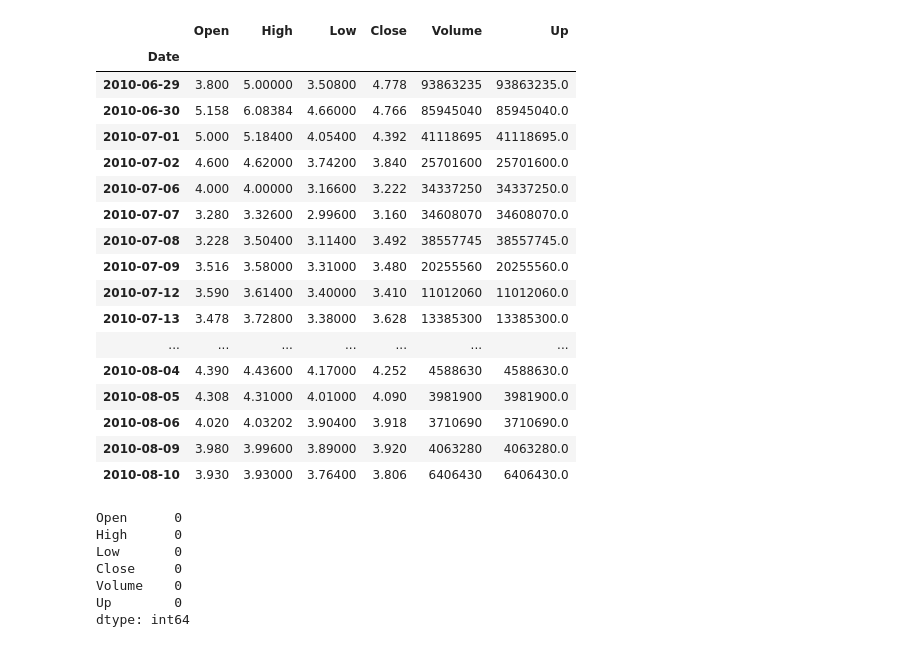
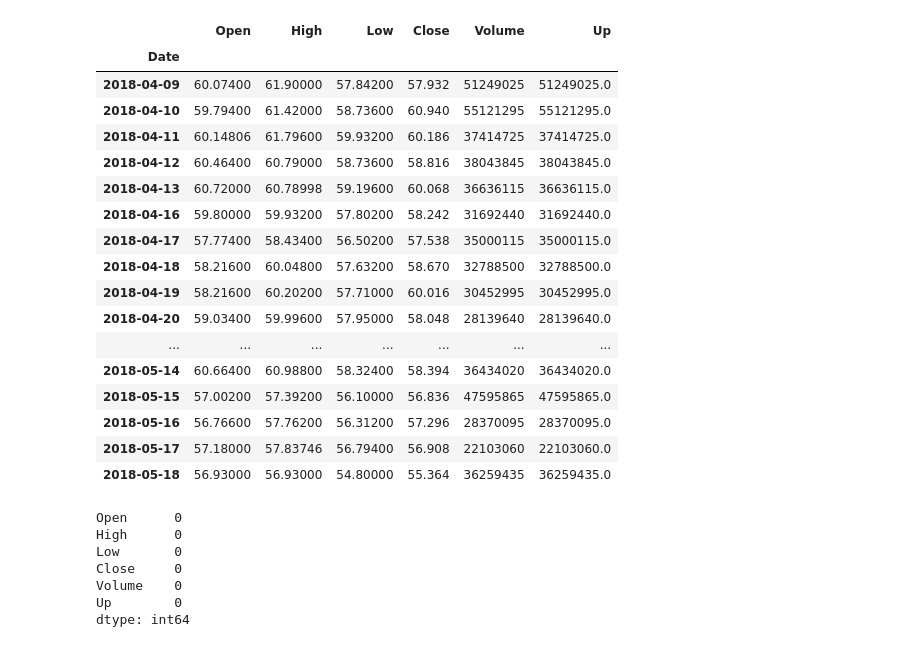
Before and after one commit to jgb161/Stock-Data-Analysis, a Jupyter notebook: TSLA_Analysis-Dana.ipynb, the cells around one changed output. Cells and saved outputs as stored; diff of their text form; code cells hidden in the pictures.

```diff
--- a/TSLA_Analysis-Dana.ipynb
+++ b/TSLA_Analysis-Dana.ipynb
@@ -20,27 +20,28 @@ random.set_seed(2)
 # %%
 file_path = Path("tsla.csv")
 tsla_df = pd.read_csv(file_path, index_col="Date", parse_dates=True, infer_datetime_format=True)
 tsla_df.drop(inplace=True, columns=["Down", "RSI(14)"])
 tsla_df.dropna(inplace=True)
 tsla_df.sort_index(inplace=True)
-tsla_df.head(30)
+df = tsla_df.iloc[-1008:]
+df.head(30)
 # %% [output]
 |  | Open | High | Low | Close | Volume | Up |
 | Date |  |  |  |  |  |  |
-| 2010-06-29 | 3.800 | 5.00000 | 3.50800 | 4.778 | 93863235 | 93863235.0 |
-| 2010-06-30 | 5.158 | 6.08384 | 4.66000 | 4.766 | 85945040 | 85945040.0 |
-| 2010-07-01 | 5.000 | 5.18400 | 4.05400 | 4.392 | 41118695 | 41118695.0 |
-| 2010-07-02 | 4.600 | 4.62000 | 3.74200 | 3.840 | 25701600 | 25701600.0 |
-| 2010-07-06 | 4.000 | 4.00000 | 3.16600 | 3.222 | 34337250 | 34337250.0 |
-| 2010-07-07 | 3.280 | 3.32600 | 2.99600 | 3.160 | 34608070 | 34608070.0 |
-| 2010-07-08 | 3.228 | 3.50400 | 3.11400 | 3.492 | 38557745 | 38557745.0 |
-| 2010-07-09 | 3.516 | 3.58000 | 3.31000 | 3.480 | 20255560 | 20255560.0 |
-| 2010-07-12 | 3.590 | 3.61400 | 3.40000 | 3.410 | 11012060 | 11012060.0 |
-| 2010-07-13 | 3.478 | 3.72800 | 3.38000 | 3.628 | 13385300 | 13385300.0 |
+| 2018-04-09 | 60.07400 | 61.90000 | 57.84200 | 57.932 | 51249025 | 51249025.0 |
+| 2018-04-10 | 59.79400 | 61.42000 | 58.73600 | 60.940 | 55121295 | 55121295.0 |
+| 2018-04-11 | 60.14806 | 61.79600 | 59.93200 | 60.186 | 37414725 | 37414725.0 |
+| 2018-04-12 | 60.46400 | 60.79000 | 58.73600 | 58.816 | 38043845 | 38043845.0 |
+| 2018-04-13 | 60.72000 | 60.78998 | 59.19600 | 60.068 | 36636115 | 36636115.0 |
+| 2018-04-16 | 59.80000 | 59.93200 | 57.80200 | 58.242 | 31692440 | 31692440.0 |
+| 2018-04-17 | 57.77400 | 58.43400 | 56.50200 | 57.538 | 35000115 | 35000115.0 |
+| 2018-04-18 | 58.21600 | 60.04800 | 57.63200 | 58.670 | 32788500 | 32788500.0 |
+| 2018-04-19 | 58.21600 | 60.20200 | 57.71000 | 60.016 | 30452995 | 30452995.0 |
+| 2018-04-20 | 59.03400 | 59.99600 | 57.95000 | 58.048 | 28139640 | 28139640.0 |
 | ... | ... | ... | ... | ... | ... | ... |
-| 2010-08-04 | 4.390 | 4.43600 | 4.17000 | 4.252 | 4588630 | 4588630.0 |
-| 2010-08-05 | 4.308 | 4.31000 | 4.01000 | 4.090 | 3981900 | 3981900.0 |
-| 2010-08-06 | 4.020 | 4.03202 | 3.90400 | 3.918 | 3710690 | 3710690.0 |
-| 2010-08-09 | 3.980 | 3.99600 | 3.89000 | 3.920 | 4063280 | 4063280.0 |
-| 2010-08-10 | 3.930 | 3.93000 | 3.76400 | 3.806 | 6406430 | 6406430.0 |
+| 2018-05-14 | 60.66400 | 60.98800 | 58.32400 | 58.394 | 36434020 | 36434020.0 |
+| 2018-05-15 | 57.00200 | 57.39200 | 56.10000 | 56.836 | 47595865 | 47595865.0 |
+| 2018-05-16 | 56.76600 | 57.76200 | 56.31200 | 57.296 | 28370095 | 28370095.0 |
+| 2018-05-17 | 57.18000 | 57.83746 | 56.79400 | 56.908 | 22103060 | 22103060.0 |
+| 2018-05-18 | 56.93000 | 56.93000 | 54.80000 | 55.364 | 36259435 | 36259435.0 |
 # %%
```
Also changed, not shown: parts of 9 cells of this notebook.
